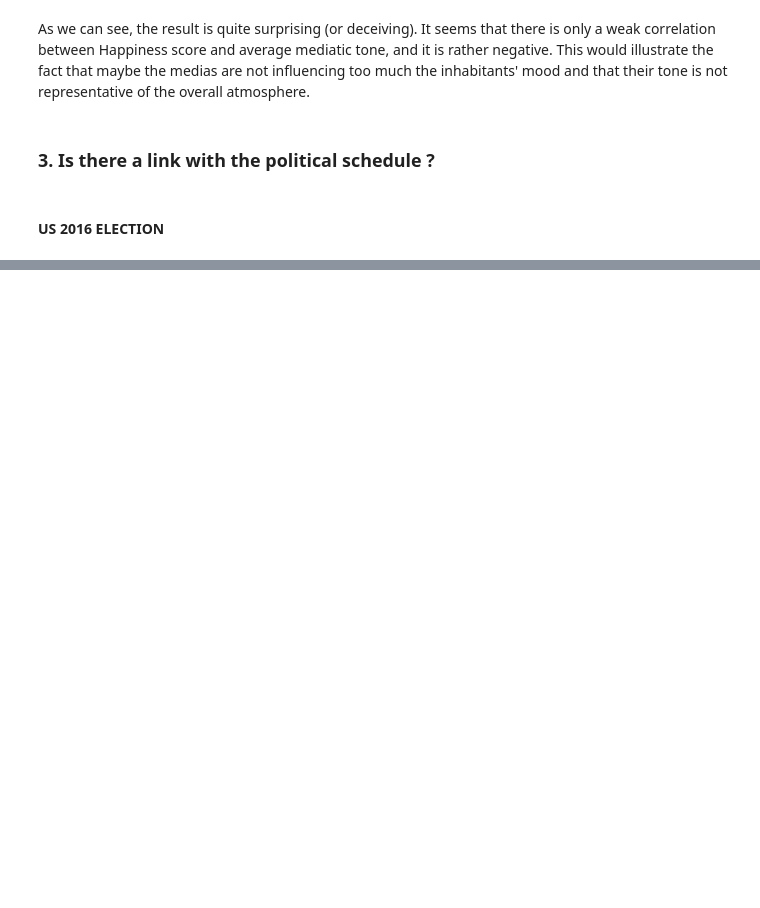
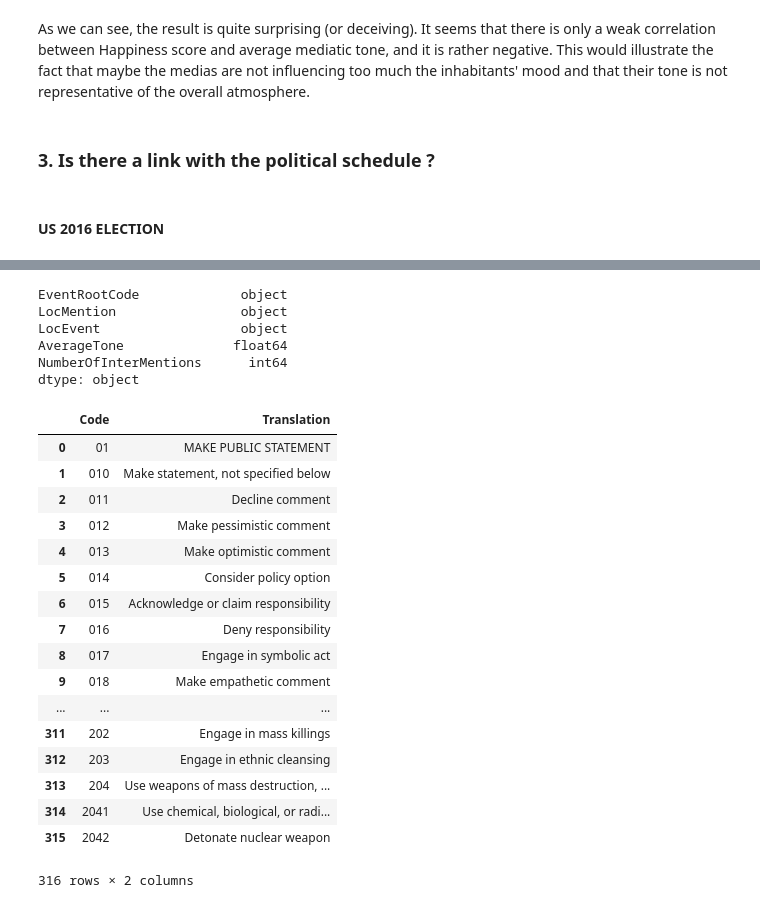
Before and after one commit to lbrgt/ADA_Project, a Jupyter notebook: Milestone2.ipynb, the cells around one changed output, grey strips where cells are left out. Saved outputs shown, nothing was run; the diff lists cells and outputs as text; code cells hidden in the pictures; blank space fills up the shorter version.

Commit message:
add new dataset + CAMEO

```diff
--- a/Milestone2.ipynb
+++ b/Milestone2.ipynb
@@ -40,6 +40,8 @@ from pyspark.sql import *
 import seaborn as sn
 sn.set(color_codes=True)
 spark = SparkSession.builder.getOrCreate()
+# %%
+data_folder= './Data/'
 # %% [markdown]
 ### 1. Are the medias becoming more and more anxiogenic ? Is there a specific trend during a year time ?
 # %% [markdown]
@@ -177,0 +328,32 @@ AJOUTER AUTRES
+# %%
+output_intercountry_tone_count.dtypes
+# %% [output]
+EventRootCode             object
+LocMention                object
+LocEvent                  object
+AverageTone              float64
+NumberOfInterMentions      int64
+dtype: object
+# %%
+CAME0_translation = pd.read_csv(data_folder+'CAMEO_code', header=None, sep=':', names=['Code', 'Translation'], dtype={'Code': np.str})
+# %%
+CAME0_translation
+# %% [output]
+|  | Code | Translation |
+| 0 | 01 | MAKE PUBLIC STATEMENT |
+| 1 | 010 | Make statement, not specified below |
+| 2 | 011 | Decline comment |
+| 3 | 012 | Make pessimistic comment |
+| 4 | 013 | Make optimistic comment |
+| 5 | 014 | Consider policy option |
+| 6 | 015 | Acknowledge or claim responsibility |
+| 7 | 016 | Deny responsibility |
+| 8 | 017 | Engage in symbolic act |
+| 9 | 018 | Make empathetic comment |
+| ... | ... | ... |
+| 311 | 202 | Engage in mass killings |
+| 312 | 203 | Engage in ethnic cleansing |
+| 313 | 204 | Use weapons of mass destruction, ... |
+| 314 | 2041 | Use chemical, biological, or radi... |
+| 315 | 2042 | Detonate nuclear weapon |
+316 rows × 2 columns
```
Also changed, not shown: parts of 19 cells of this notebook, 4 other files.
